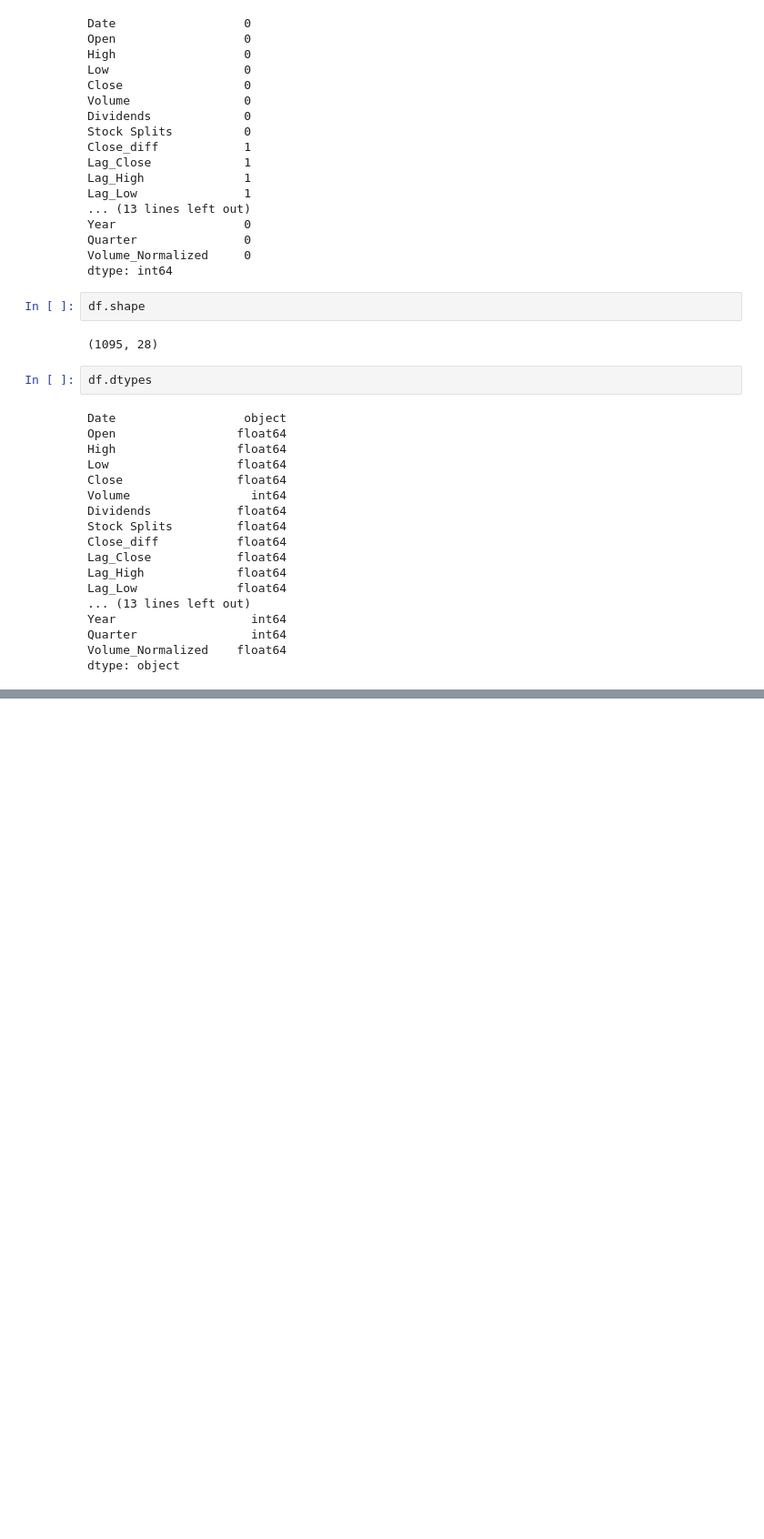
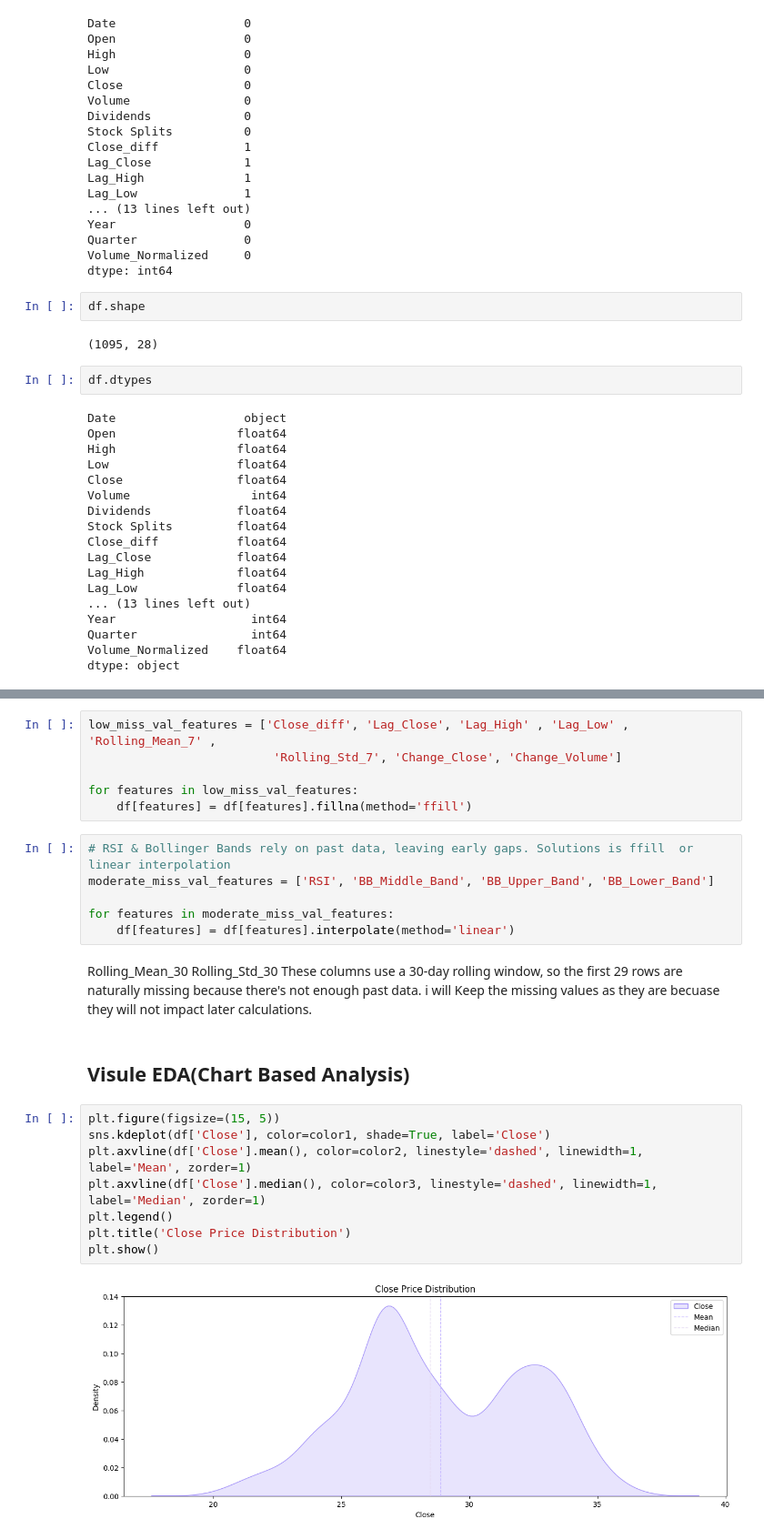
Before and after one commit to Sudais-shah/Saudi-Aramco-Stock-Price-Prediction-Model, a Jupyter notebook: Saudi Aramco Stock Price Prediction Model.ipynb, the cells around one changed output, grey strips where cells are left out. Shown at 91% size. Saved outputs shown, nothing was run; the diff lists cells and outputs as text; blank space fills up the shorter version.

```diff
--- a/Saudi Aramco Stock Price Prediction Model.ipynb
+++ b/Saudi Aramco Stock Price Prediction Model.ipynb
@@ -140,0 +196,28 @@ dtype: object
+# %%
+low_miss_val_features = ['Close_diff', 'Lag_Close', 'Lag_High' , 'Lag_Low' , 'Rolling_Mean_7' ,
+                          'Rolling_Std_7', 'Change_Close', 'Change_Volume']
+
+for features in low_miss_val_features:
+    df[features] = df[features].fillna(method='ffill')
+# %%
+# RSI & Bollinger Bands rely on past data, leaving early gaps. Solutions is ffill  or  linear interpolation
+moderate_miss_val_features = ['RSI', 'BB_Middle_Band', 'BB_Upper_Band', 'BB_Lower_Band']
+
+for features in moderate_miss_val_features:
+    df[features] = df[features].interpolate(method='linear')
+# %% [markdown]
+Rolling_Mean_30 Rolling_Std_30
+These columns use a 30-day rolling window, so the first 29 rows are naturally missing because there's not enough past data.
+i will Keep the missing values as they are becuase they will not impact later calculations.
+# %% [markdown]
+## Visule **EDA**(Chart Based Analysis)
+# %%
+plt.figure(figsize=(15, 5))
+sns.kdeplot(df['Close'], color=color1, shade=True, label='Close')
+plt.axvline(df['Close'].mean(), color=color2, linestyle='dashed', linewidth=1, label='Mean', zorder=1)
+plt.axvline(df['Close'].median(), color=color3, linestyle='dashed', linewidth=1, label='Median', zorder=1)
+plt.legend()
+plt.title('Close Price Distribution')
+plt.show()
+# %% [output]
+[figure, added]
```
Also changed, not shown: parts of 25 cells of this notebook.
